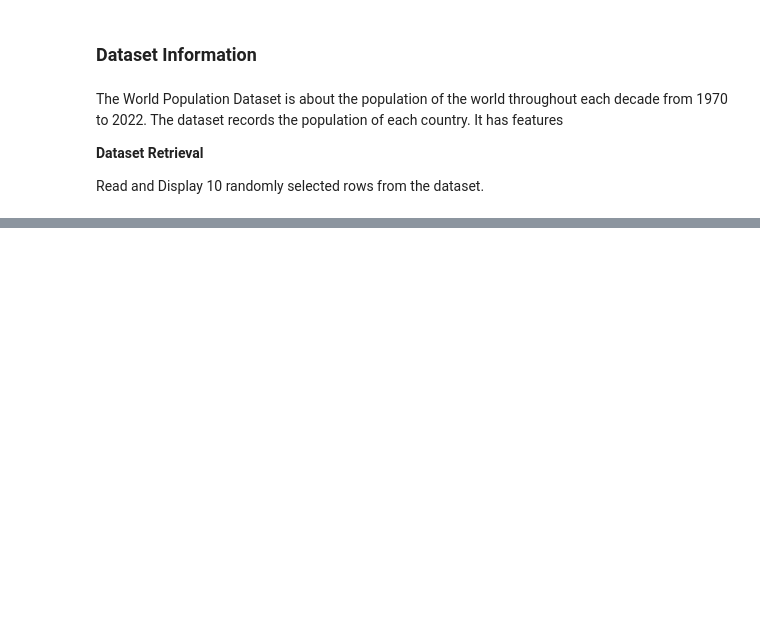
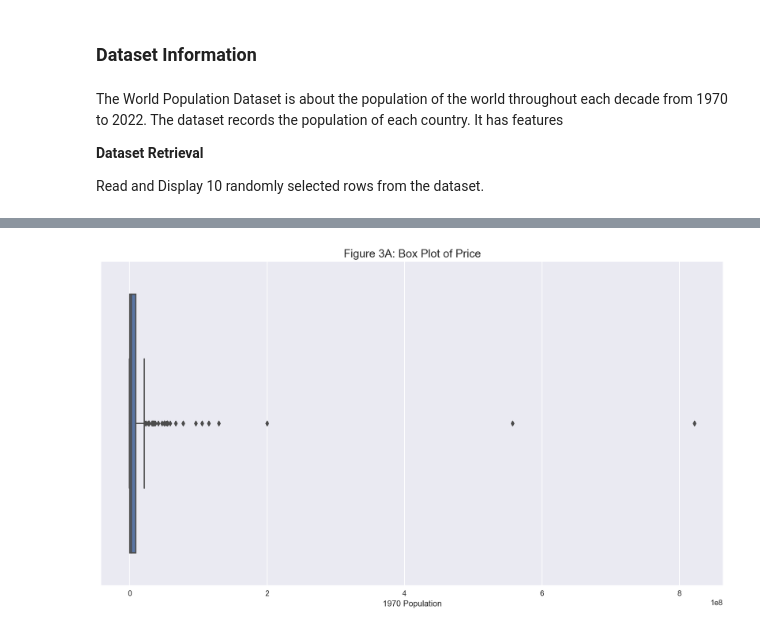
Before and after one commit to mayankthakkar17/MATHS_2_GROUP_11, a Jupyter notebook: maths2grp.ipynb, the cells around one changed output, grey strips where cells are left out. Cells and saved outputs as stored; diff of their text form; code cells hidden in the pictures; blank space fills up the shorter version.

```diff
--- a/maths2grp.ipynb
+++ b/maths2grp.ipynb
@@ -57,0 +77,7 @@ df_grp11.sample(10, random_state=999)
+# %%
+# Boxplot of Price
+plt.figure(figsize = (15,8))
+sns.boxplot(df_grp11['1970 Population']).set_title('Figure 3A: Box Plot of Price', fontsize = 15)
+plt.show();
+# %% [output]
+[figure, added]
```
Also changed, not shown: parts of 4 cells of this notebook.
